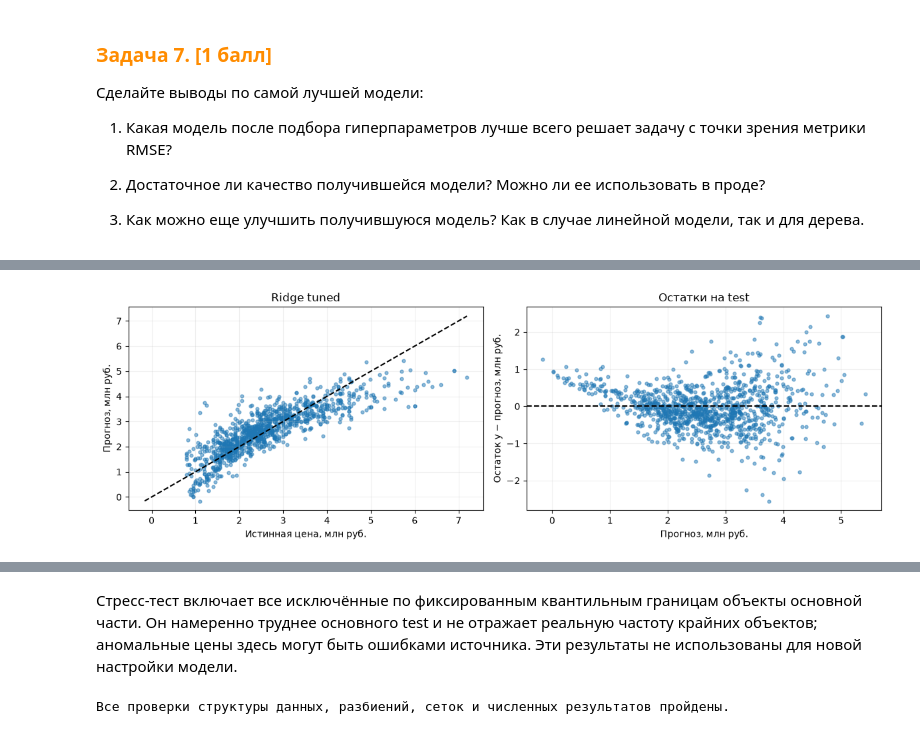
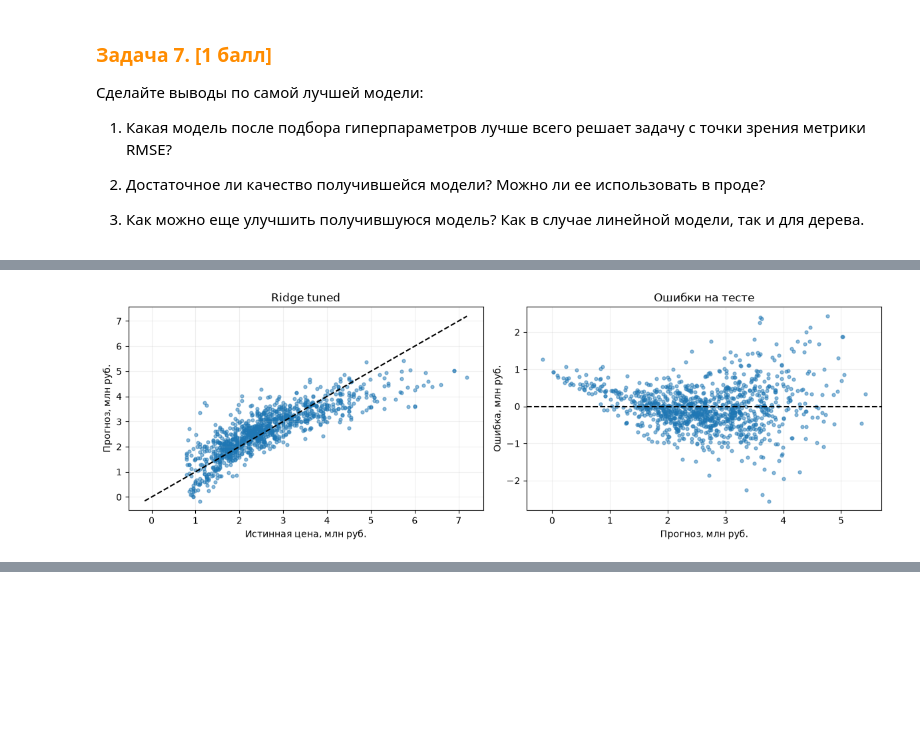
Before and after one commit to rdydygin/ITMO, a Jupyter notebook: Semester5/AISystems/Labwork4/Lab4.ipynb, the cells around one changed output, grey strips where cells are left out. Cells and saved outputs as stored; diff of their text form; code cells hidden in the pictures; blank space fills up the shorter version.

Commit message:
aisystems(4): support Colab and shorten conclusions

```diff
--- a/Semester5/AISystems/Labwork4/Lab4.ipynb
+++ b/Semester5/AISystems/Labwork4/Lab4.ipynb
@@ -138,8 +112,5 @@ print('Регион:', metadata['region_name'], '| исходных строк:'
 # %%
-path = ROOT / 'dataset.csv'
-assert hashlib.sha256(path.read_bytes()).hexdigest() == metadata['sha256']
-raw = pd.read_csv(path)
-assert len(raw) == metadata['selected_rows']
-assert raw['region'].eq(metadata['region_code']).all()
+raw = raw.loc[raw['region'].eq(4189)].copy()
+print('Костромская область:', len(raw), 'объявлений')
 display(raw.head())
 # %% [output]
@@ -541,8 +470,5 @@ ridge_default.fit(X_train, y_train)
 Ridge()
 # %%
 svr_default = SVR(kernel='linear')
-start = perf_counter()
 svr_default.fit(X_train, y_train)
-print(f'SVR обучен за {perf_counter() - start:.2f} с; опорных векторов: '
-      f'{len(svr_default.support_)} из {len(X_train)}')
 # %% [output]
@@ -902,36 +761,20 @@ display(Markdown('**Сравнение Ridge и дерева:** '
 # %%
-# Численные выводы формируем из результатов текущего запуска.
 chosen_model = searches[test_winner].best_estimator_
 prediction = chosen_model.predict(X_test_raw)
 chosen_metrics = metrics(y_test, prediction)
-dummy_rmse = comparison.loc['Dummy mean', 'RMSE, руб.']
-gain = 1 - chosen_metrics['RMSE, руб.'] / dummy_rmse
 relative_rmse = chosen_metrics['RMSE, руб.'] / y_test.median()
 display(Markdown(
-    f'### Итог по выполненному эксперименту\n\n'
-    f'1. Минимальный test RMSE среди обязательных настроенных моделей: **{required_winner}** '
-    f'({comparison.loc[required_winner, "RMSE, руб."]:,.0f} руб.); с дополнительным SVR: '
-    f'**{test_winner}** ({comparison.loc[test_winner, "RMSE, руб."]:,.0f} руб.). '
-    f'По CV без использования теста была выбрана **{cv_winner}**; на test порядок изменился, '
-    f'поэтому не утверждаем устойчивое превосходство одной модели. Ниже разбираем '
-    f'лучшую по test RMSE **{test_winner}**, как требуется в задании; её параметры: '
-    f'`{searches[test_winner].best_params_}`. Её test RMSE = '
-    f'**{chosen_metrics["RMSE, руб."]:,.0f} руб.**, MAE = '
-    f'**{chosen_metrics["MAE, руб."]:,.0f} руб.**, R² = **{chosen_metrics["R²"]:.3f}**. '
-    f'RMSE относительно медианы цены: **{relative_rmse:.1%}**; '
-    f'снижение RMSE относительно среднего прогноза: **{gain:.1%}**.\n\n'
-    '2. Качество нельзя признать достаточным без допустимой бизнес-ошибки и стоимости '
-    'ошибочных решений. Учебная модель не готова к применению на текущем рынке: '
-    'данные старые, регион один, цены — предложения, тест случайный и ограничен хвостами. '
-    'Нет честной проверки на будущих годах, адресных идентификаторов и мониторинга дрейфа. '
-    'Ниже показаны остатки и отдельный стресс-тест на исключённых хвостах.\n\n'
-    '3. **Линейные модели:** добавить расстояние до центра/транспорта, состояние квартиры '
-    'и дома, взаимодействия площади с локацией, сплайны; проверить логарифм цели '
-    'с обратным преобразованием и рублёвой оценкой, ElasticNet и настройку epsilon у SVR. '
-    '**Дерево:** подбирать min_samples_leaf, min_samples_split и ccp_alpha внутри CV; '
-    'проверить случайный лес и градиентный бустинг. Для обеих ветвей — обновить данные, '
-    'лучше объединять повторные объявления, выделять временной test и пространственные '
-    'группы, проверять ошибки по сегментам и доверительные интервалы.'))
+    f'1. После подбора параметров лучший результат на тесте я получил у **{test_winner}**: '
+    f'RMSE = **{chosen_metrics["RMSE, руб."]:,.0f} руб.**, '
+    f'MAE = **{chosen_metrics["MAE, руб."]:,.0f} руб.**, R² = **{chosen_metrics["R²"]:.3f}**.\n\n'
+    f'2. RMSE составляет {relative_rmse:.1%} от медианной цены. '
+    'Для реального использования я бы эту модель не выбрал: ошибка велика, '
+    'данные старые, а проверка проведена только для одного региона после удаления крайних цен. '
+    'На новых объявлениях результат может быть хуже.\n\n'
+    '3. Для линейных моделей я бы добавил расстояние до центра, состояние квартиры '
+    'и дома, проверил логарифм цены. Для дерева — подобрал минимальное число объектов '
+    'в листе и попробовал случайный лес. Для обеих моделей нужны свежие данные '
+    'и проверка на объявлениях за более поздний период.'))
 
 fig, axes = plt.subplots(1, 2, figsize=(12, 4))
 axes[0].scatter(y_test / 1e6, prediction / 1e6, s=12, alpha=.5)
@@ -940,32 +783,7 @@ axes[0].plot(limits, limits, '--', color='black')
 axes[0].set(xlabel='Истинная цена, млн руб.', ylabel='Прогноз, млн руб.', title=test_winner)
 axes[1].scatter(prediction / 1e6, (y_test - prediction) / 1e6, s=12, alpha=.5)
 axes[1].axhline(0, linestyle='--', color='black')
-axes[1].set(xlabel='Прогноз, млн руб.', ylabel='Остаток y − прогноз, млн руб.', title='Остатки на test')
+axes[1].set(xlabel='Прогноз, млн руб.', ylabel='Ошибка, млн руб.', title='Ошибки на тесте')
 fig.tight_layout()
 plt.show()
-
-# Эти хвосты не участвовали в обучении и выборе параметров.
-assert set(removed_tails.index).isdisjoint(X_train_raw.index)
-assert set(removed_tails.index).isdisjoint(X_test_raw.index)
-extreme = engineer(removed_tails)
-extreme_prediction = chosen_model.predict(extreme[features])
-stress = pd.DataFrame([
-    {'Выборка': 'Основной test (типичные)', 'n': len(y_test), **chosen_metrics},
-    {'Выборка': 'Отложенные хвосты (стресс-тест)', 'n': len(extreme),
-     **metrics(extreme['price'], extreme_prediction)},
-]).set_index('Выборка')
-display(stress)
-display(Markdown('Стресс-тест включает все исключённые по фиксированным квантильным '
-    'границам объекты основной части. Он намеренно труднее основного test и не отражает '
-    'реальную частоту крайних объектов; аномальные цены здесь могут быть ошибками '
-    'источника. Эти результаты не использованы для новой настройки модели.'))
-
-# Проверки соответствия основным ограничениям задания.
-assert len(searches) == 4
-assert np.allclose(experiments['SVR linear tuned (рубли)'][1]['model__C'], np.linspace(.1, 10, 20))
-assert np.allclose(experiments['Ridge tuned'][1]['model__alpha'], np.logspace(-3, 3, 20))
-assert tree_best.named_steps['model'].max_depth in range(1, 11)
-assert tree_best.named_steps['model'].criterion in {'squared_error', 'absolute_error'}
-assert np.isfinite(extreme_prediction).all()
-print('Все проверки структуры данных, разбиений, сеток и численных результатов пройдены.')
 # %% [output]
@@ -979 +795 @@ print('Все проверки структуры данных, разбиени
-[figure, old version]
+[figure, new version]
@@ -984,2 +795,0 @@ print('Все проверки структуры данных, разбиени
-Стресс-тест включает все исключённые по фиксированным квантильным границам объекты основной части. Он намеренно труднее основного test и не отражает реальную частоту крайних объектов; аномальные цены здесь могут быть ошибками источника. Эти результаты не использованы для новой настройки модели.
-Все проверки структуры данных, разбиений, сеток и численных результатов пройдены.
```
Also changed, not shown: parts of 28 cells of this notebook, 1 other file.
